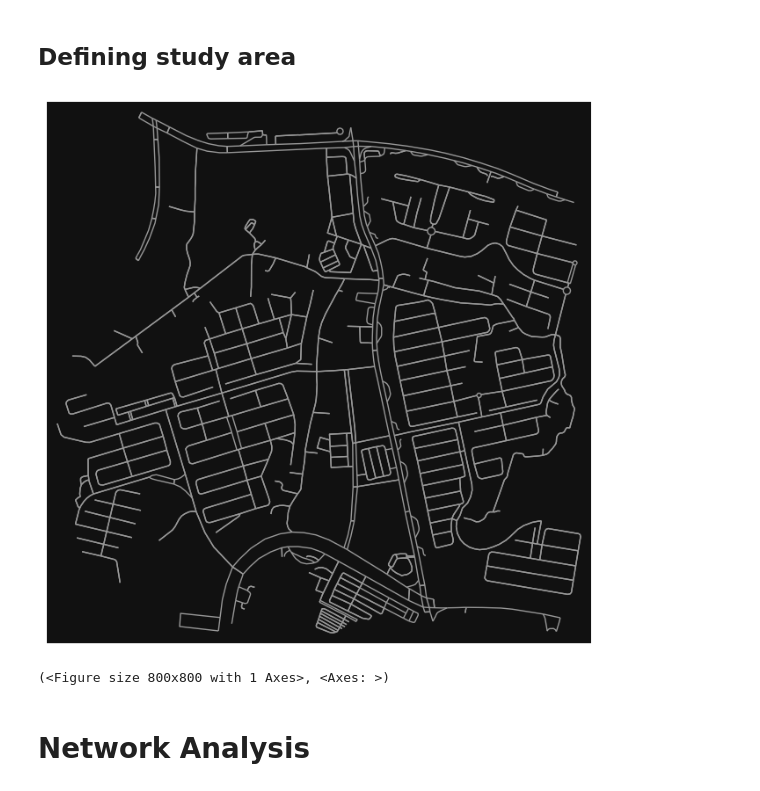
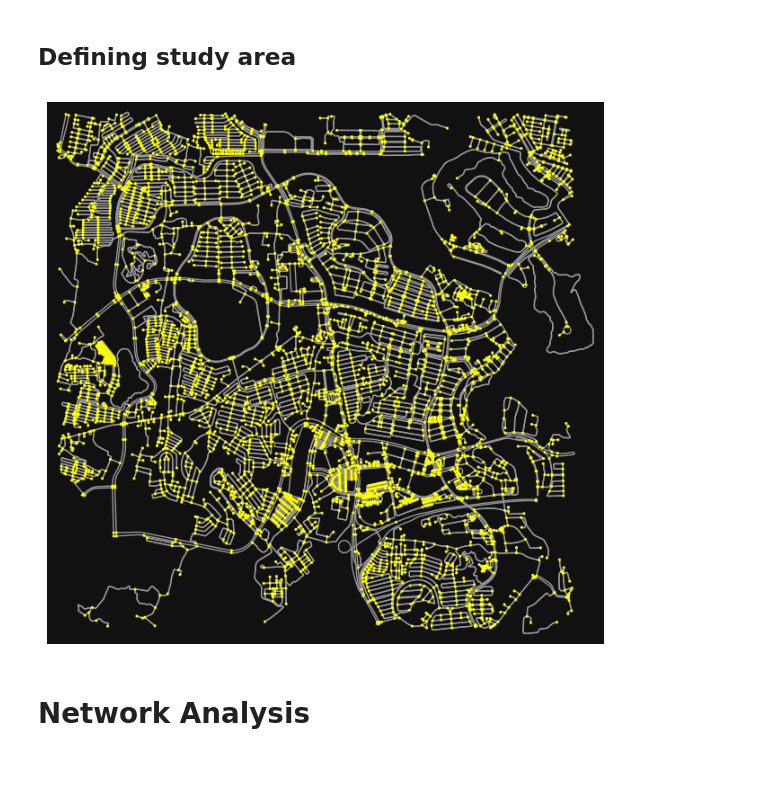
Before and after one commit to fajrunwm/bsd_network, a Jupyter notebook: BSD_road_network.ipynb, the cells around one changed output. Cells and saved outputs as stored; diff of their text form; code cells hidden in the pictures.

Commit message:
Show nodes (road intersections)

```diff
--- a/BSD_road_network.ipynb
+++ b/BSD_road_network.ipynb
@@ -79,13 +81,18 @@ import contextily as ctx
 # %%
 # defining networks of BSD with radius of .......... metres
 #G = ox.graph_from_point((-6.315650, 106.652754), dist=750, network_type='all')
-G = ox.graph_from_point((-6.292782, 106.638087), dist=750, network_type='all')
+G = ox.graph_from_point((-6.292782, 106.638087), dist=2500, network_type='all')
 
 # Plot the road network graph
-ox.plot_graph(G, node_size=0)
+ox.plot_graph(G,
+              node_size=5,
+              node_color='yellow',
+              #node_alpha=0.5,
+              show=False,
+              close=False)
+plt.show()
 # %% [output]
-[figure, old version]
+[figure, new version]
-(<Figure size 800x800 with 1 Axes>, <Axes: >)
 # %% [markdown]
 # Network Analysis
 # %% [markdown]
```
Also changed, not shown: parts of 3 cells of this notebook.
